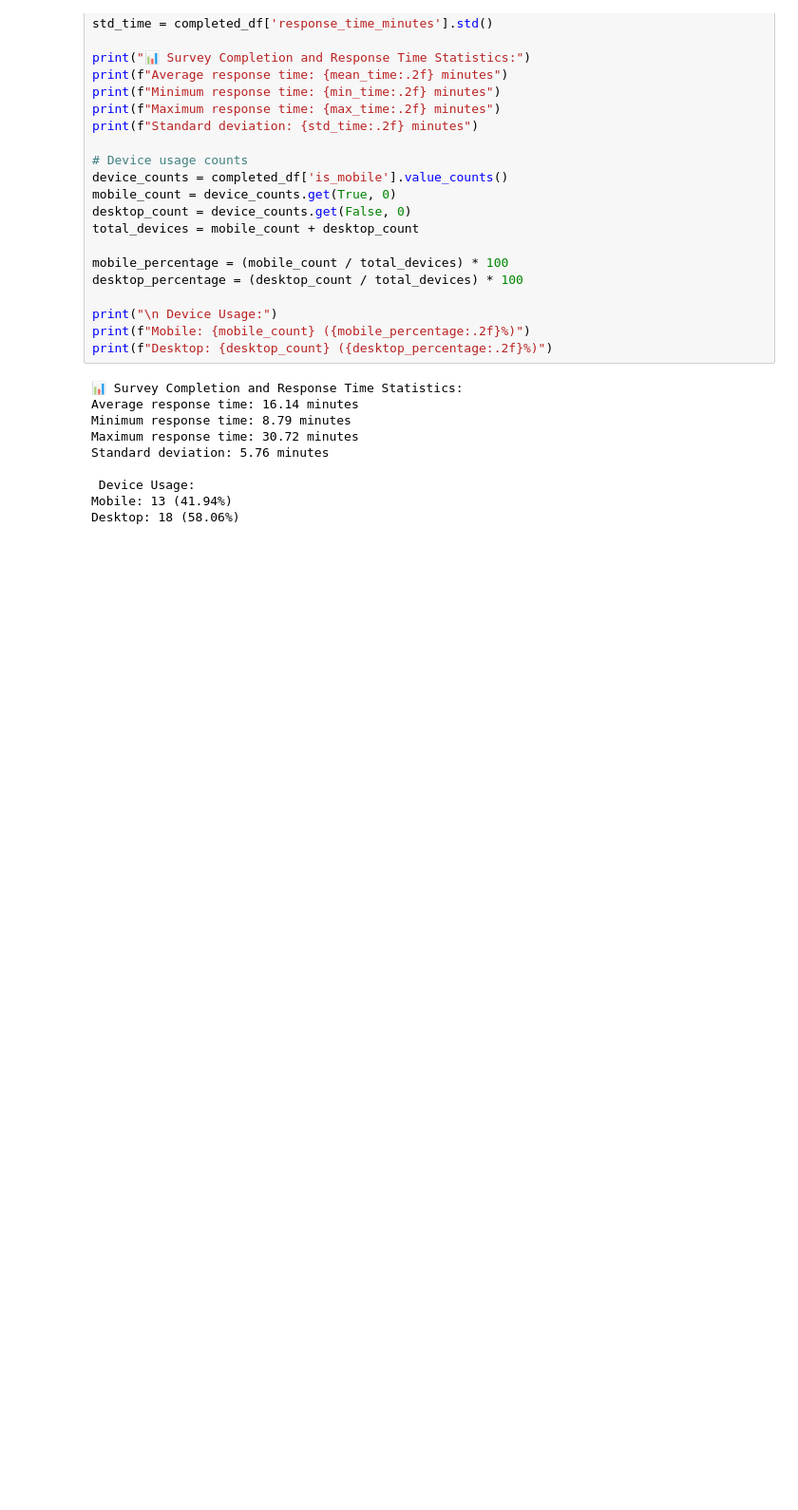
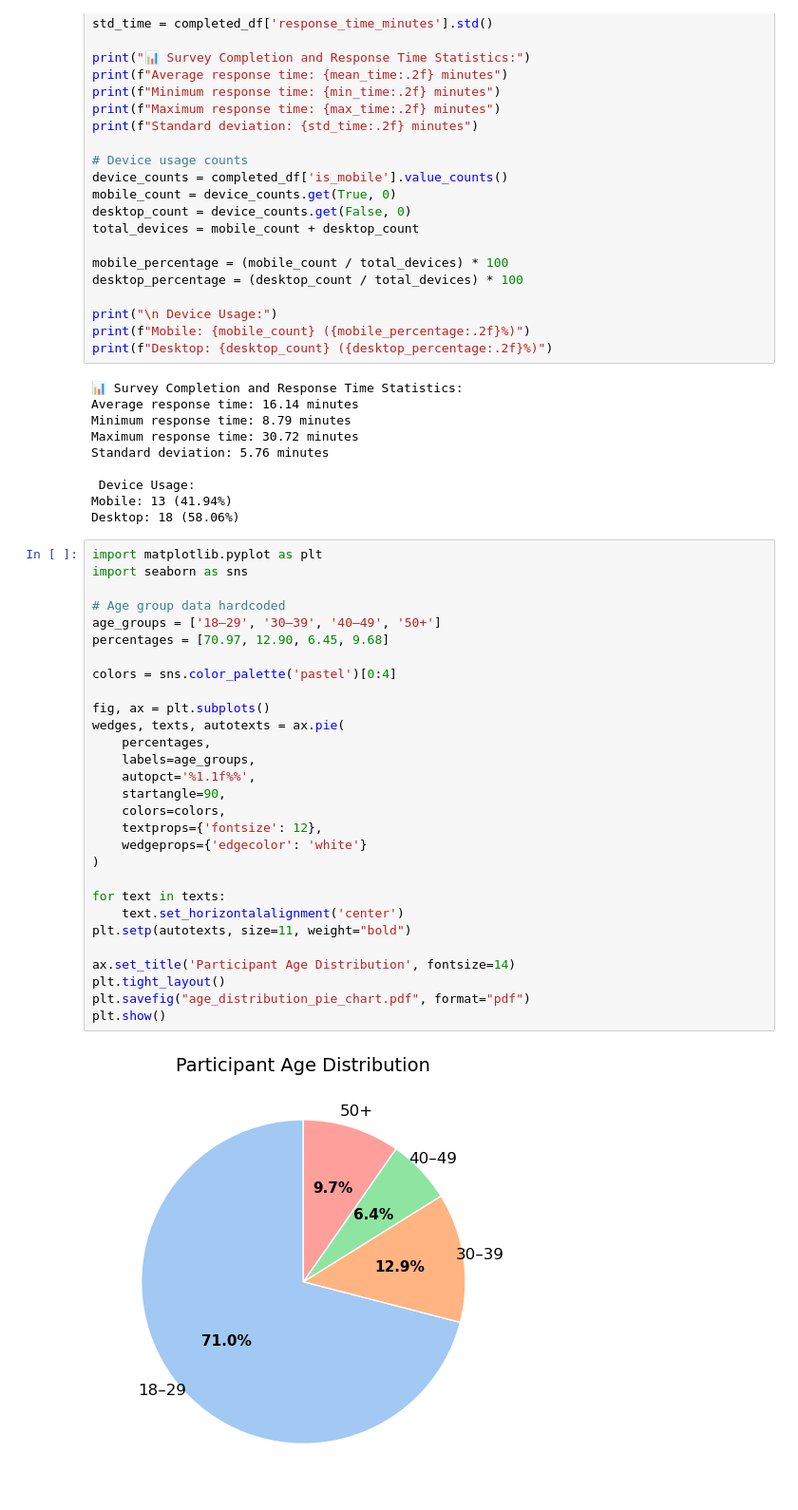
Before and after one commit to victorialangoe/Dialectal-TTS-MSc-Thesis, a Jupyter notebook: quantitative_analysis.ipynb, the cells around one changed output. Shown: that part at 95% size. Drawn from its saved outputs; the diff is of its cells as text; blank space fills up the shorter version.

Commit message:
added user participant pie chart

```diff
--- a/quantitative_analysis.ipynb
+++ b/quantitative_analysis.ipynb
@@ -679,3 +679,34 @@ Standard deviation: 5.76 minutes
  Device Usage:
 Mobile: 13 (41.94%)
 Desktop: 18 (58.06%)
+# %%
+import matplotlib.pyplot as plt
+import seaborn as sns
+
+# Age group data hardcoded
+age_groups = ['18–29', '30–39', '40–49', '50+']
+percentages = [70.97, 12.90, 6.45, 9.68]
+
+colors = sns.color_palette('pastel')[0:4]
+
+fig, ax = plt.subplots()
+wedges, texts, autotexts = ax.pie(
+    percentages,
+    labels=age_groups,
+    autopct='%1.1f%%',
+    startangle=90,
+    colors=colors,
+    textprops={'fontsize': 12},
+    wedgeprops={'edgecolor': 'white'}
+)
+
+for text in texts:
+    text.set_horizontalalignment('center')
+plt.setp(autotexts, size=11, weight="bold")
+
+ax.set_title('Participant Age Distribution', fontsize=14)
+plt.tight_layout()
+plt.savefig("age_distribution_pie_chart.pdf", format="pdf")
+plt.show()
+# %% [output]
+[figure, added]
```
